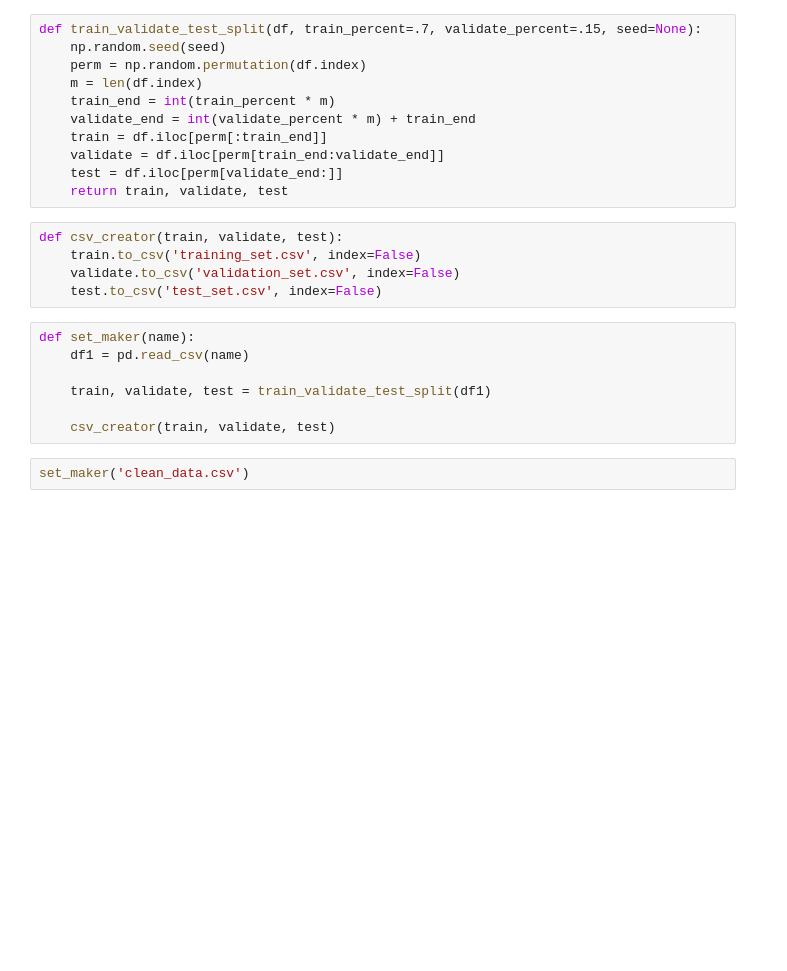
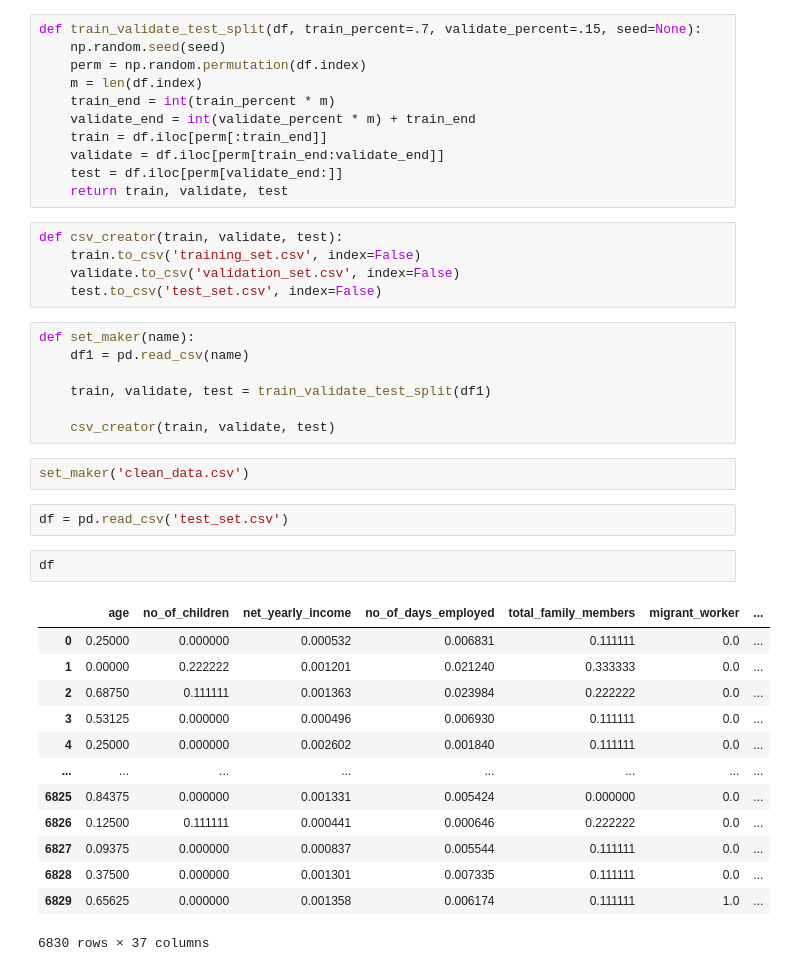
Before and after one commit to EMAT31530/ai-group-project-group-28, a Jupyter notebook: Cleaning the data/Creating test and validation sets.ipynb, the cells around one changed output. Drawn from its saved outputs; the diff is of its cells as text; blank space fills up the shorter version.

```diff
--- a/Cleaning the data/Creating test and validation sets.ipynb
+++ b/Cleaning the data/Creating test and validation sets.ipynb
@@ -29,3 +29,21 @@ def set_maker(name):
     csv_creator(train, validate, test)
 # %%
 set_maker('clean_data.csv')
+# %%
+df = pd.read_csv('test_set.csv')
+# %%
+df
+# %% [output]
+|  | age | no_of_children | net_yearly_income | no_of_days_employed | total_family_members | migrant_worker | ... |
+| 0 | 0.25000 | 0.000000 | 0.000532 | 0.006831 | 0.111111 | 0.0 | ... |
+| 1 | 0.00000 | 0.222222 | 0.001201 | 0.021240 | 0.333333 | 0.0 | ... |
+| 2 | 0.68750 | 0.111111 | 0.001363 | 0.023984 | 0.222222 | 0.0 | ... |
+| 3 | 0.53125 | 0.000000 | 0.000496 | 0.006930 | 0.111111 | 0.0 | ... |
+| 4 | 0.25000 | 0.000000 | 0.002602 | 0.001840 | 0.111111 | 0.0 | ... |
+| ... | ... | ... | ... | ... | ... | ... | ... |
+| 6825 | 0.84375 | 0.000000 | 0.001331 | 0.005424 | 0.000000 | 0.0 | ... |
+| 6826 | 0.12500 | 0.111111 | 0.000441 | 0.000646 | 0.222222 | 0.0 | ... |
+| 6827 | 0.09375 | 0.000000 | 0.000837 | 0.005544 | 0.111111 | 0.0 | ... |
+| 6828 | 0.37500 | 0.000000 | 0.001301 | 0.007335 | 0.111111 | 0.0 | ... |
+| 6829 | 0.65625 | 0.000000 | 0.001358 | 0.006174 | 0.111111 | 1.0 | ... |
+6830 rows × 37 columns
```
Also changed, not shown: 6 other files.
